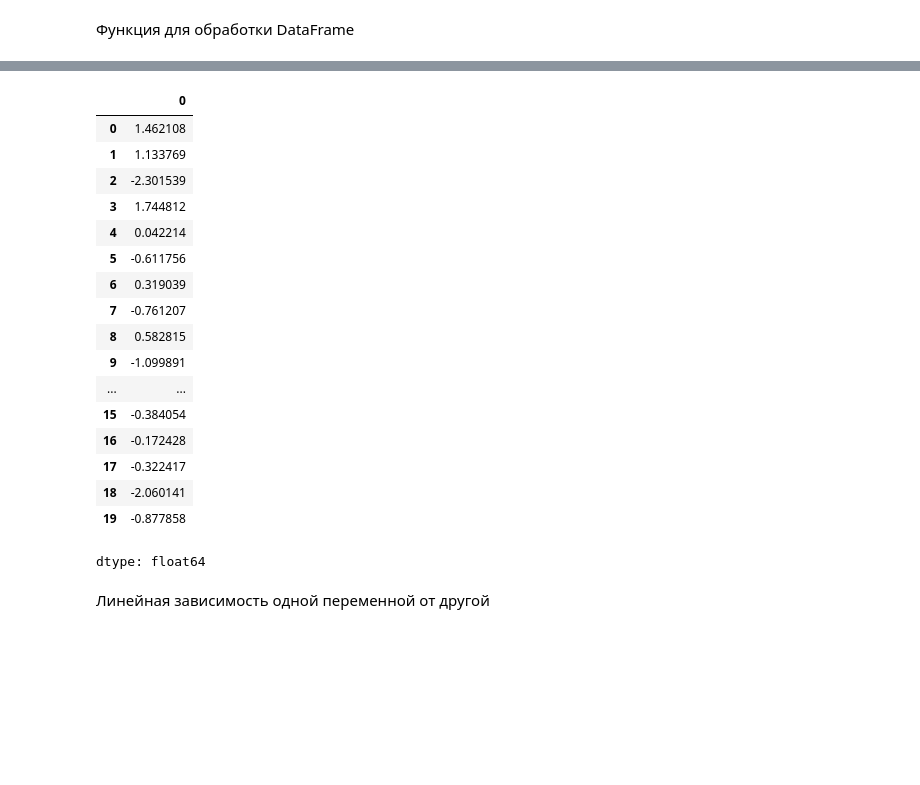
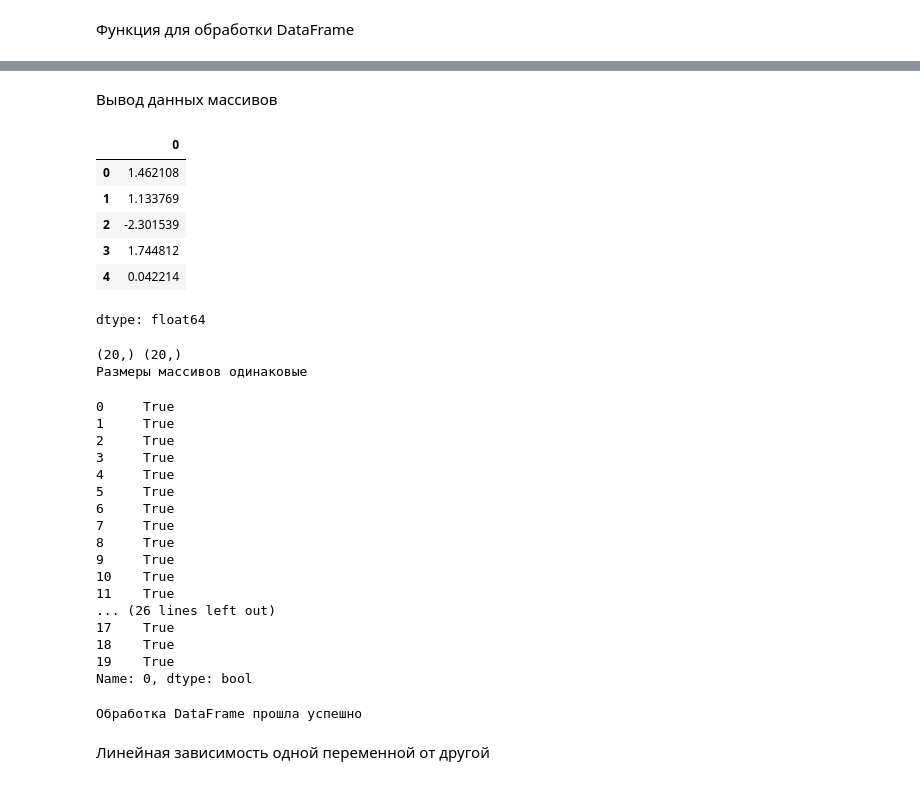
Before and after one commit to woodwyyn/ML, a Jupyter notebook: ML1_1.ipynb, the cells around one changed output, grey strips where cells are left out. Drawn from its saved outputs; the diff is of its cells as text; code cells hidden in the pictures; blank space fills up the shorter version.

```diff
--- a/ML1_1.ipynb
+++ b/ML1_1.ipynb
@@ -72,24 +24,46 @@ dtype: float64
+# %% [markdown]
+Вывод данных массивов
 # %%
-x
+x.head()
 # %% [output]
 |  | 0 |
 | 0 | 1.462108 |
 | 1 | 1.133769 |
 | 2 | -2.301539 |
 | 3 | 1.744812 |
 | 4 | 0.042214 |
-| 5 | -0.611756 |
-| 6 | 0.319039 |
-| 7 | -0.761207 |
-| 8 | 0.582815 |
-| 9 | -1.099891 |
-| ... | ... |
-| 15 | -0.384054 |
-| 16 | -0.172428 |
-| 17 | -0.322417 |
-| 18 | -2.060141 |
-| 19 | -0.877858 |
 dtype: float64
+# %%
+print(x.shape, y.shape)
+print('Размеры массивов одинаковые')
+# %% [output]
+(20,) (20,)
+Размеры массивов одинаковые
+# %%
+print(x == x_1)
+print(y == y_1)
+# %% [output]
+0     True
+1     True
+2     True
+3     True
+4     True
+5     True
+6     True
+7     True
+8     True
+9     True
+10    True
+11    True
+... (26 lines left out)
+17    True
+18    True
+19    True
+Name: 0, dtype: bool
+# %%
+print('Обработка DataFrame прошла успешно')
+# %% [output]
+Обработка DataFrame прошла успешно
 # %% [markdown]
 Линейная зависимость одной переменной от другой
 # %%
```
Also changed, not shown: parts of 22 cells of this notebook.
